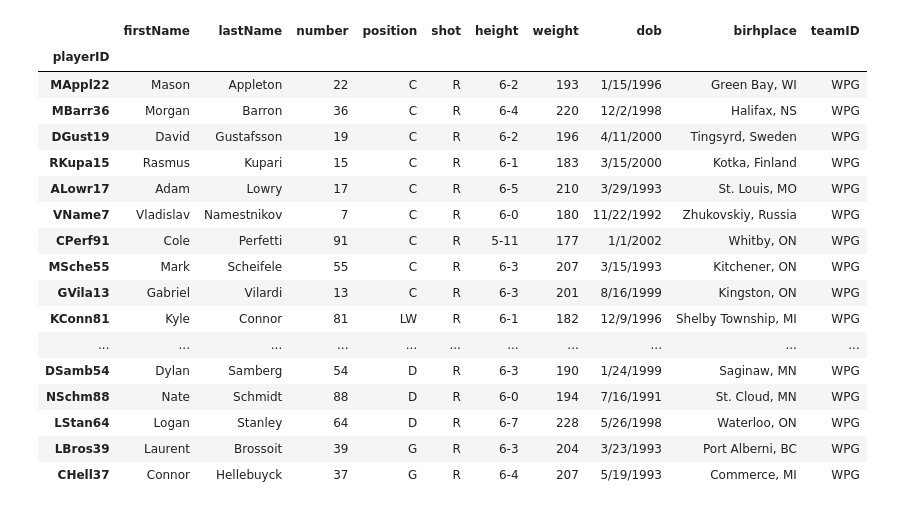
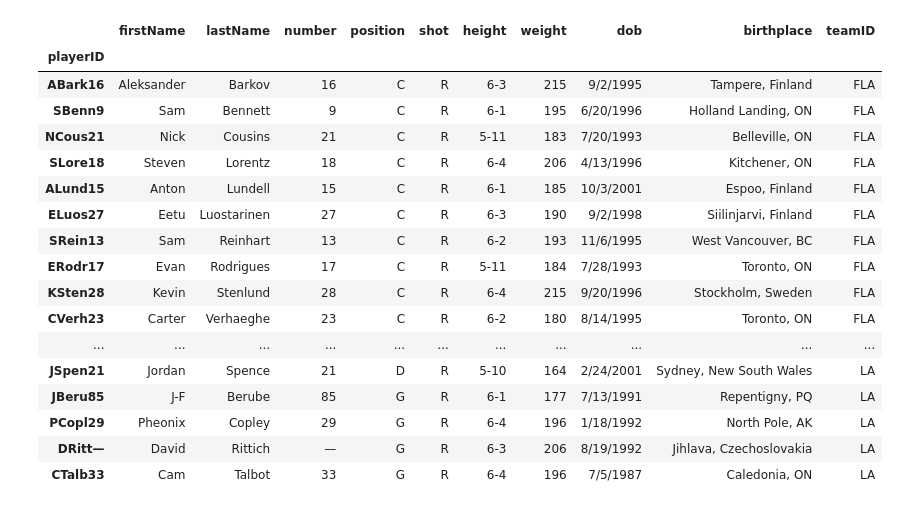
Before and after one commit to Pogo86/nhl, a Jupyter notebook: PandasDev/playerScrape.ipynb, the cells around one changed output. Saved outputs shown, nothing was run; the diff lists cells and outputs as text; code cells hidden in the pictures.

```diff
--- a/PandasDev/playerScrape.ipynb
+++ b/PandasDev/playerScrape.ipynb
@@ -85,25 +83,25 @@ NameError: name 'pd' is not defined
 # %%
 #locates all players on the team with ID WPG - Winapeg Jets
-df.loc[df['teamID'].str.contains('WPG')]
+df.loc[df['teamID'].str.contains('LA')]
 # %% [output]
-|  | firstName | lastName | number | position | shot | height | weight | dob | birhplace | teamID |
+|  | firstName | lastName | number | position | shot | height | weight | dob | birthplace | teamID |
 | playerID |  |  |  |  |  |  |  |  |  |  |
-| MAppl22 | Mason | Appleton | 22 | C | R | 6-2 | 193 | 1/15/1996 | Green Bay, WI | WPG |
-| MBarr36 | Morgan | Barron | 36 | C | R | 6-4 | 220 | 12/2/1998 | Halifax, NS | WPG |
-| DGust19 | David | Gustafsson | 19 | C | R | 6-2 | 196 | 4/11/2000 | Tingsyrd, Sweden | WPG |
-| RKupa15 | Rasmus | Kupari | 15 | C | R | 6-1 | 183 | 3/15/2000 | Kotka, Finland | WPG |
-| ALowr17 | Adam | Lowry | 17 | C | R | 6-5 | 210 | 3/29/1993 | St. Louis, MO | WPG |
-| VName7 | Vladislav | Namestnikov | 7 | C | R | 6-0 | 180 | 11/22/1992 | Zhukovskiy, Russia | WPG |
-| CPerf91 | Cole | Perfetti | 91 | C | R | 5-11 | 177 | 1/1/2002 | Whitby, ON | WPG |
-| MSche55 | Mark | Scheifele | 55 | C | R | 6-3 | 207 | 3/15/1993 | Kitchener, ON | WPG |
-| GVila13 | Gabriel | Vilardi | 13 | C | R | 6-3 | 201 | 8/16/1999 | Kingston, ON | WPG |
-| KConn81 | Kyle | Connor | 81 | LW | R | 6-1 | 182 | 12/9/1996 | Shelby Township, MI | WPG |
+| ABark16 | Aleksander | Barkov | 16 | C | R | 6-3 | 215 | 9/2/1995 | Tampere, Finland | FLA |
+| SBenn9 | Sam | Bennett | 9 | C | R | 6-1 | 195 | 6/20/1996 | Holland Landing, ON | FLA |
+| NCous21 | Nick | Cousins | 21 | C | R | 5-11 | 183 | 7/20/1993 | Belleville, ON | FLA |
+| SLore18 | Steven | Lorentz | 18 | C | R | 6-4 | 206 | 4/13/1996 | Kitchener, ON | FLA |
+| ALund15 | Anton | Lundell | 15 | C | R | 6-1 | 185 | 10/3/2001 | Espoo, Finland | FLA |
+| ELuos27 | Eetu | Luostarinen | 27 | C | R | 6-3 | 190 | 9/2/1998 | Siilinjarvi, Finland | FLA |
+| SRein13 | Sam | Reinhart | 13 | C | R | 6-2 | 193 | 11/6/1995 | West Vancouver, BC | FLA |
+| ERodr17 | Evan | Rodrigues | 17 | C | R | 5-11 | 184 | 7/28/1993 | Toronto, ON | FLA |
+| KSten28 | Kevin | Stenlund | 28 | C | R | 6-4 | 215 | 9/20/1996 | Stockholm, Sweden | FLA |
+| CVerh23 | Carter | Verhaeghe | 23 | C | R | 6-2 | 180 | 8/14/1995 | Toronto, ON | FLA |
 | ... | ... | ... | ... | ... | ... | ... | ... | ... | ... | ... |
-| DSamb54 | Dylan | Samberg | 54 | D | R | 6-3 | 190 | 1/24/1999 | Saginaw, MN | WPG |
-| NSchm88 | Nate | Schmidt | 88 | D | R | 6-0 | 194 | 7/16/1991 | St. Cloud, MN | WPG |
-| LStan64 | Logan | Stanley | 64 | D | R | 6-7 | 228 | 5/26/1998 | Waterloo, ON | WPG |
-| LBros39 | Laurent | Brossoit | 39 | G | R | 6-3 | 204 | 3/23/1993 | Port Alberni, BC | WPG |
-| CHell37 | Connor | Hellebuyck | 37 | G | R | 6-4 | 207 | 5/19/1993 | Commerce, MI | WPG |
+| JSpen21 | Jordan | Spence | 21 | D | R | 5-10 | 164 | 2/24/2001 | Sydney, New South Wales | LA |
+| JBeru85 | J-F | Berube | 85 | G | R | 6-1 | 177 | 7/13/1991 | Repentigny, PQ | LA |
+| PCopl29 | Pheonix | Copley | 29 | G | R | 6-4 | 196 | 1/18/1992 | North Pole, AK | LA |
+| DRitt— | David | Rittich | — | G | R | 6-3 | 206 | 8/19/1992 | Jihlava, Czechoslovakia | LA |
+| CTalb33 | Cam | Talbot | 33 | G | R | 6-4 | 196 | 7/5/1987 | Caledonia, ON | LA |
 # %%
 filePath = 'players.csv'
 
```
Also changed, not shown: parts of 3 cells of this notebook, 1 other file.
